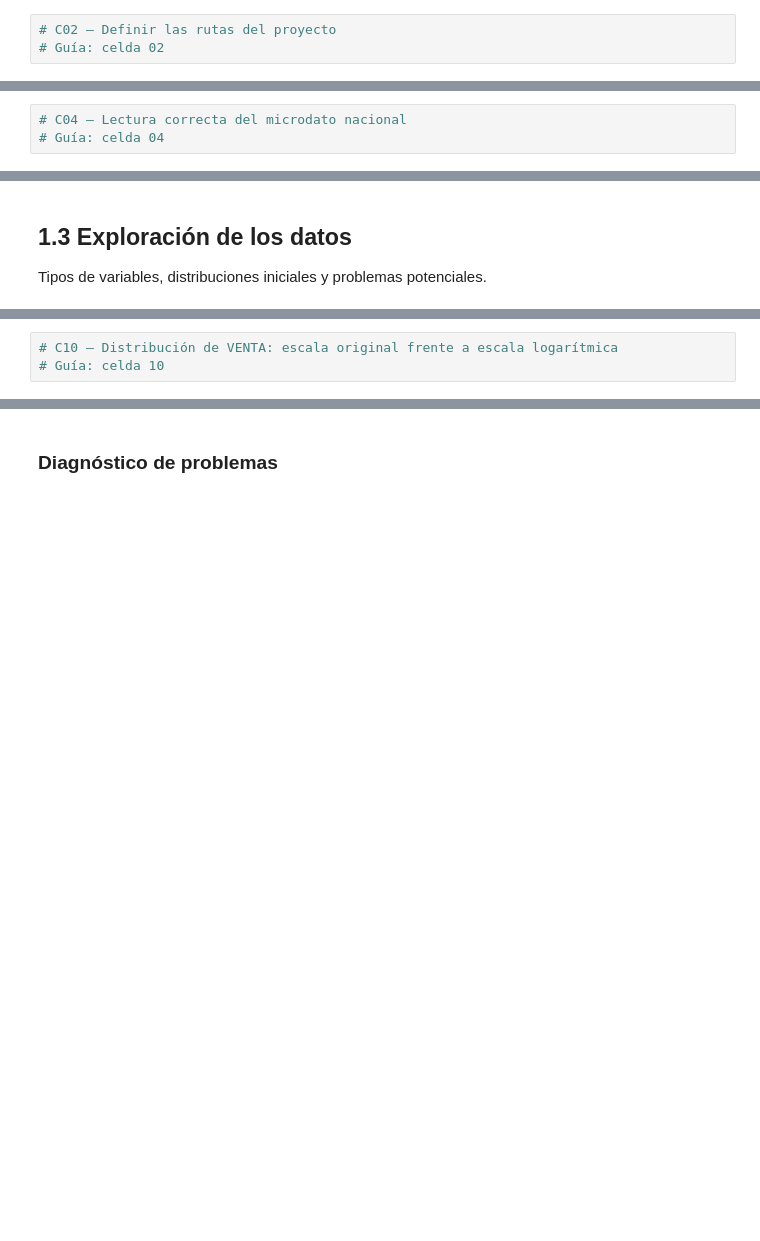
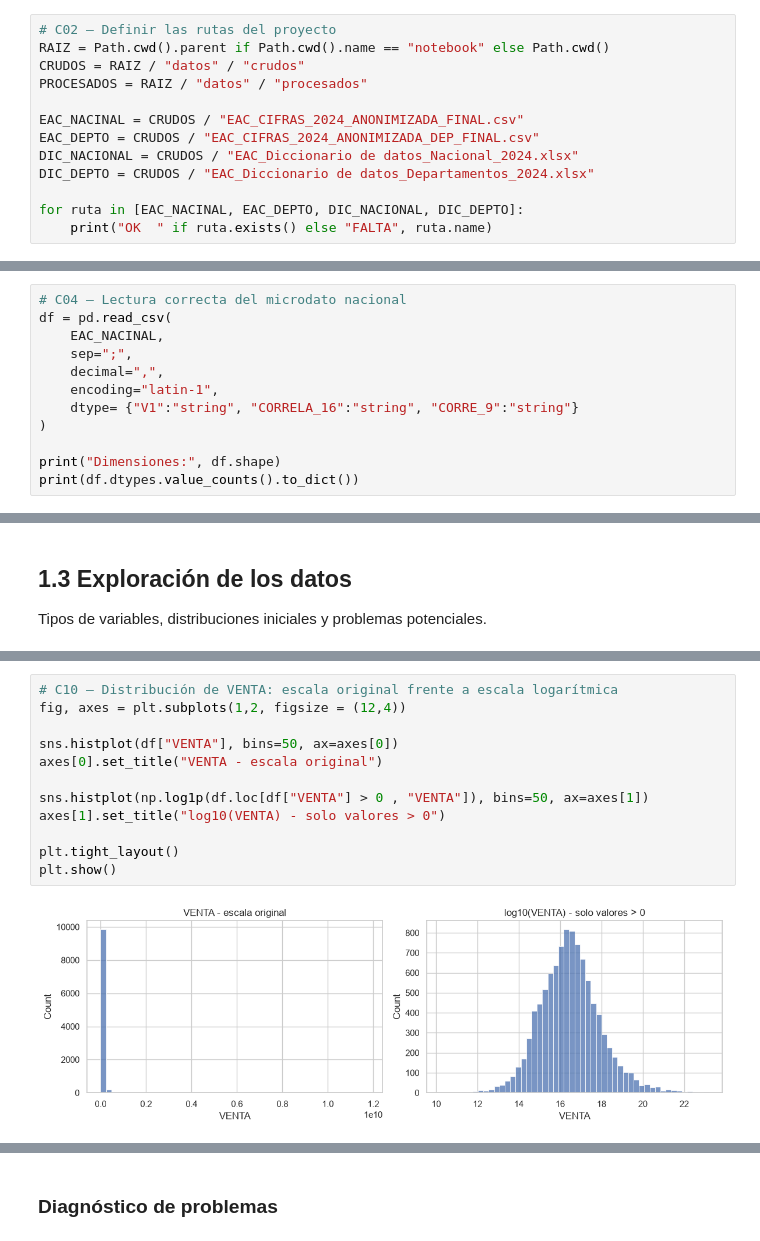
Before and after one commit to stivenmelo/analisis-eac-dane-2024, a Jupyter notebook: notebook/EAC_2024_analisis.ipynb, the cells around one changed output, grey strips where cells are left out. Cells and saved outputs as stored; diff of their text form; blank space fills up the shorter version.

Commit message:
experimentacion con los datos de EAC y limpieza y guardado.

```diff
--- a/notebook/EAC_2024_analisis.ipynb
+++ b/notebook/EAC_2024_analisis.ipynb
@@ -23,3 +33,13 @@ de la guía de trabajo. Ejecutar el cuaderno de arriba abajo debe funcionar sin
 # %%
 # C02 — Definir las rutas del proyecto
-# Guía: celda 02
+RAIZ = Path.cwd().parent if Path.cwd().name == "notebook" else Path.cwd()
+CRUDOS = RAIZ / "datos" / "crudos"
+PROCESADOS = RAIZ / "datos" / "procesados"
+
+EAC_NACINAL = CRUDOS / "EAC_CIFRAS_2024_ANONIMIZADA_FINAL.csv"
+EAC_DEPTO = CRUDOS / "EAC_CIFRAS_2024_ANONIMIZADA_DEP_FINAL.csv"
+DIC_NACIONAL = CRUDOS / "EAC_Diccionario de datos_Nacional_2024.xlsx"
+DIC_DEPTO = CRUDOS / "EAC_Diccionario de datos_Departamentos_2024.xlsx"
+
+for ruta in [EAC_NACINAL, EAC_DEPTO, DIC_NACIONAL, DIC_DEPTO]:
+    print("OK  " if ruta.exists() else "FALTA", ruta.name)
@@ -41,3 +72,12 @@ relaciona con nuestra formación. Apoyarse en la ficha metodológica del DANE.)_
 # %%
 # C04 — Lectura correcta del microdato nacional
-# Guía: celda 04
+df = pd.read_csv(
+    EAC_NACINAL,
+    sep=";",
+    decimal=",",
+    encoding="latin-1",
+    dtype= {"V1":"string", "CORRELA_16":"string", "CORRE_9":"string"}
+)
+
+print("Dimensiones:", df.shape)
+print(df.dtypes.value_counts().to_dict())
@@ -63,5 +209,16 @@ Tipos de variables, distribuciones iniciales y problemas potenciales.
 # %%
 # C10 — Distribución de VENTA: escala original frente a escala logarítmica
-# Guía: celda 10
+fig, axes = plt.subplots(1,2, figsize = (12,4))
+
+sns.histplot(df["VENTA"], bins=50, ax=axes[0])
+axes[0].set_title("VENTA - escala original")
+
+sns.histplot(np.log1p(df.loc[df["VENTA"] > 0 , "VENTA"]), bins=50, ax=axes[1])
+axes[1].set_title("log10(VENTA) - solo valores > 0")
+
+plt.tight_layout()
+plt.show()
+# %% [output]
+[figure, added]
 # %%
 # C11 — Distribución del año de inicio de operaciones
```
Also changed, not shown: parts of 30 cells of this notebook, 1 other file.
